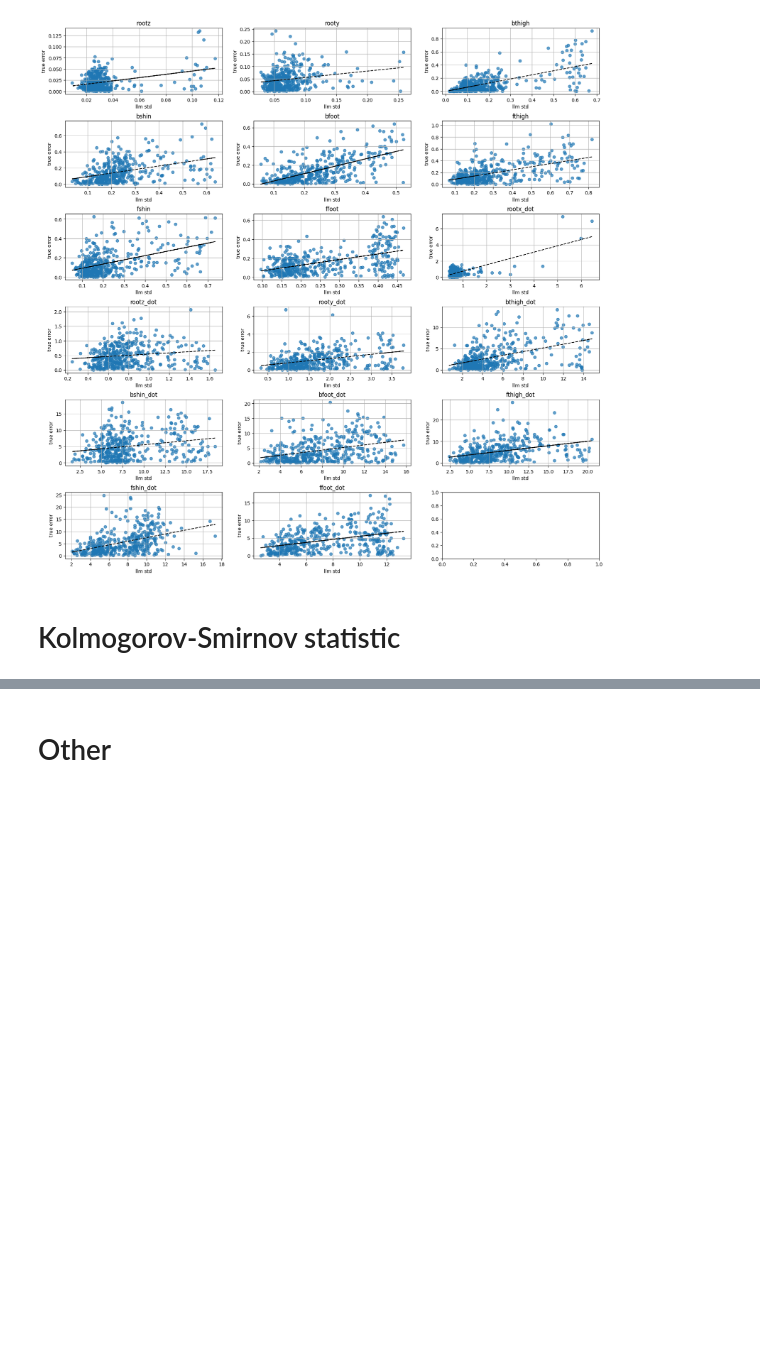
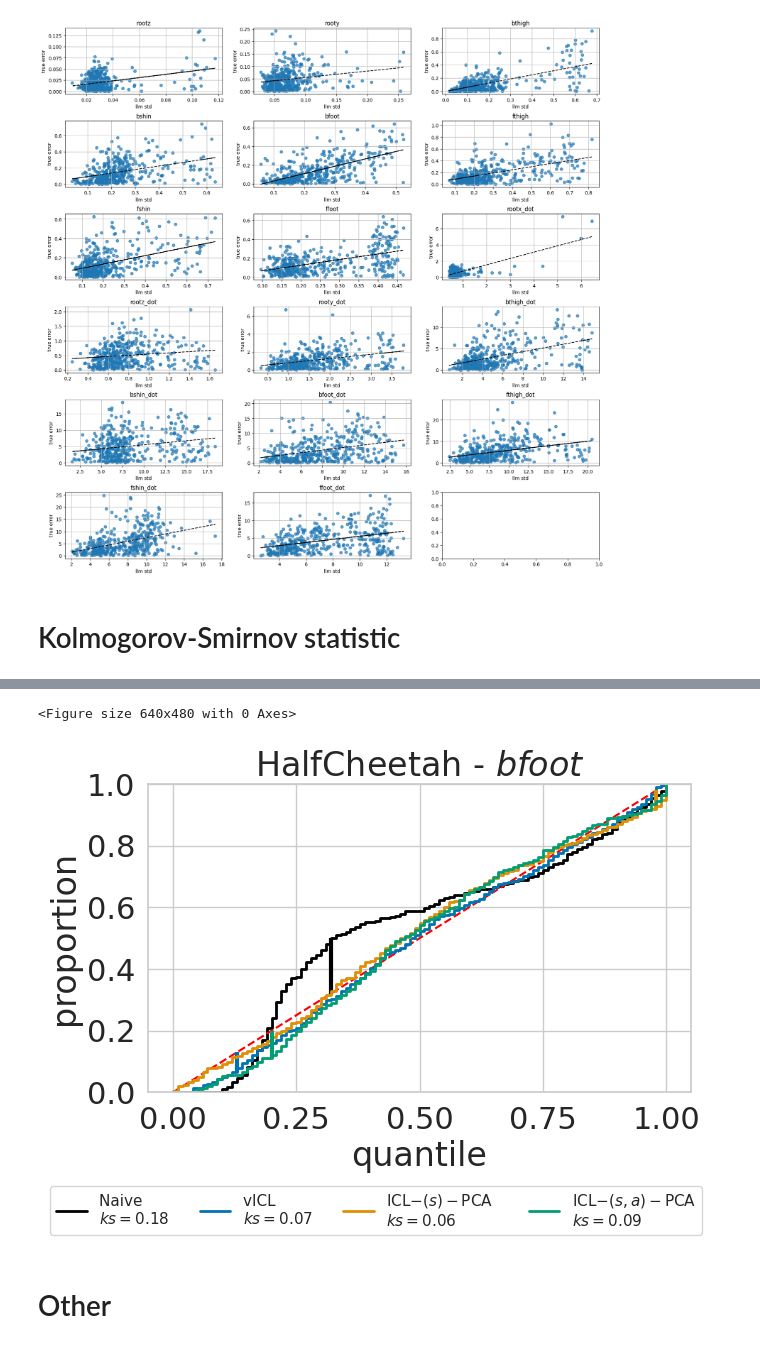
Before and after one commit to abenechehab/dicl, a Jupyter notebook: src/llmicl/notebooks/uncertainty_calibration.ipynb, the cells around one changed output, grey strips where cells are left out. Drawn from its saved outputs; the diff is of its cells as text; code cells hidden in the pictures; blank space fills up the shorter version.

```diff
--- a/src/llmicl/notebooks/uncertainty_calibration.ipynb
+++ b/src/llmicl/notebooks/uncertainty_calibration.ipynb
@@ -793,3 +1293,70 @@ plt.show()
+# %%
+sns.set_theme(style="whitegrid", font_scale=2)
+sns.set_palette("colorblind")
+sns.despine()
+
+dim = 4
+# for dim in range(n_observations):
+f, axes = plt.subplots(1, 1, figsize=(7, 4))
+axes = list(np.array(axes).flatten())
+# axes[dim].hist(ks_quantiles[dim,:], cumulative=True, density=True)
+# axes[dim].plot([0, 1.0], [0, 1.0], "r--")
+ks_cdf(
+    ks_quantiles_baseline,
+    dim,
+    n_traces=100,
+    ax=axes[0],
+    verbose=0,
+    pot_cdf_uniform=True,
+    color="black",
+    kss=kss_baseline[dim],
+    label=f"Naive \n$ks={kss_baseline[dim]:.2f}$",
+)
+ks_cdf(
+    ks_quantiles,
+    dim,
+    n_traces=100,
+    ax=axes[0],
+    verbose=0,
+    pot_cdf_uniform=False,
+    color=sns.color_palette("colorblind")[0],
+    label=f"vICL \n$ks={kss[dim]:.2f}$",
+)
+ks_cdf(
+    ks_quantiles_s_pca,
+    dim,
+    n_traces=100,
+    ax=axes[0],
+    verbose=0,
+    pot_cdf_uniform=False,
+    color=sns.color_palette("colorblind")[1],
+    label=f"ICL$-(s)-$PCA  \n$ks={kss_s_pca[dim]:.2f}$",
+)
+ks_cdf(
+    ks_quantiles_s_a_pca,
+    dim,
+    n_traces=100,
+    ax=axes[0],
+    verbose=0,
+    pot_cdf_uniform=False,
+    color=sns.color_palette("colorblind")[2],
+    label=f"ICL$-(s,a)-$PCA \n$ks={kss_s_a_pca[dim]:.2f}$",
+)
+axes[0].set_title(f"{env_name} - {state_names[env_name][dim]}")
+axes[0].grid(True)
+axes[0].set_xlabel("quantile")
+axes[0].legend(loc="upper center", bbox_to_anchor=(0.42, -0.28), ncol=6, fontsize=11)
+axes[0].set_ylabel("proportion")
+# axes[0].legend()
+plt.savefig(
+    "/mnt/vdb/abenechehab/icl_paper/figures/"
+    f"calibration-{env_name}_data-{data_label}__dim{state_names[env_name][dim]}.pdf",
+    bbox_inches="tight",
+)
+plt.show()
+# %% [output]
+<Figure size 640x480 with 0 Axes>
+[figure, added]
 # %% [markdown]
 # Other
 # %%
```
Also changed, not shown: parts of 18 cells of this notebook, 1 other file.
